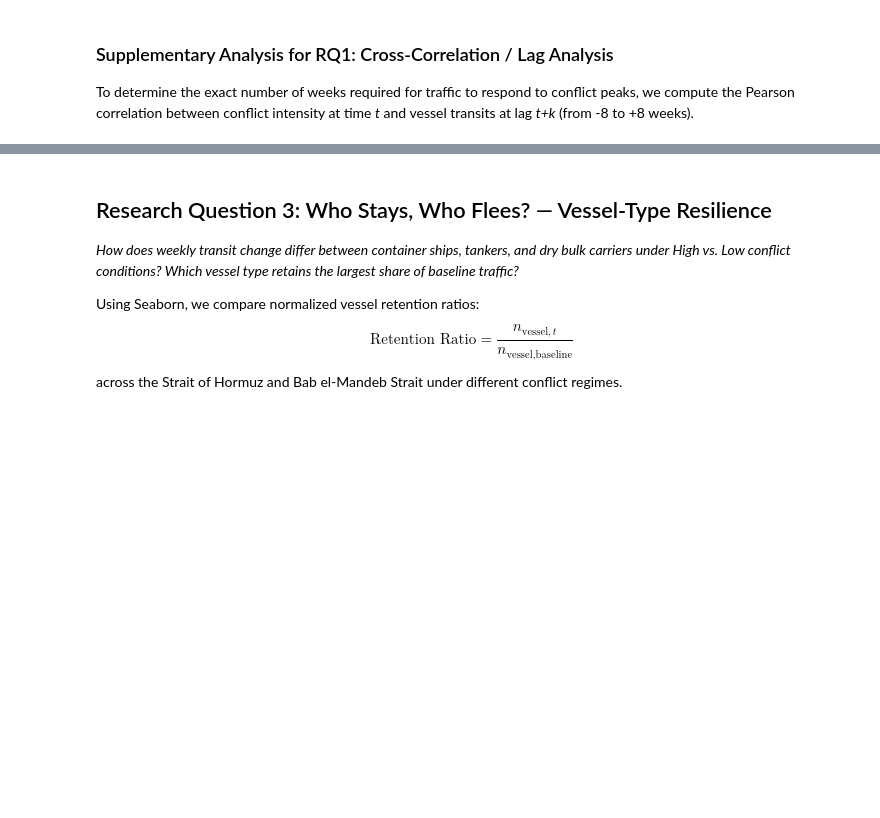
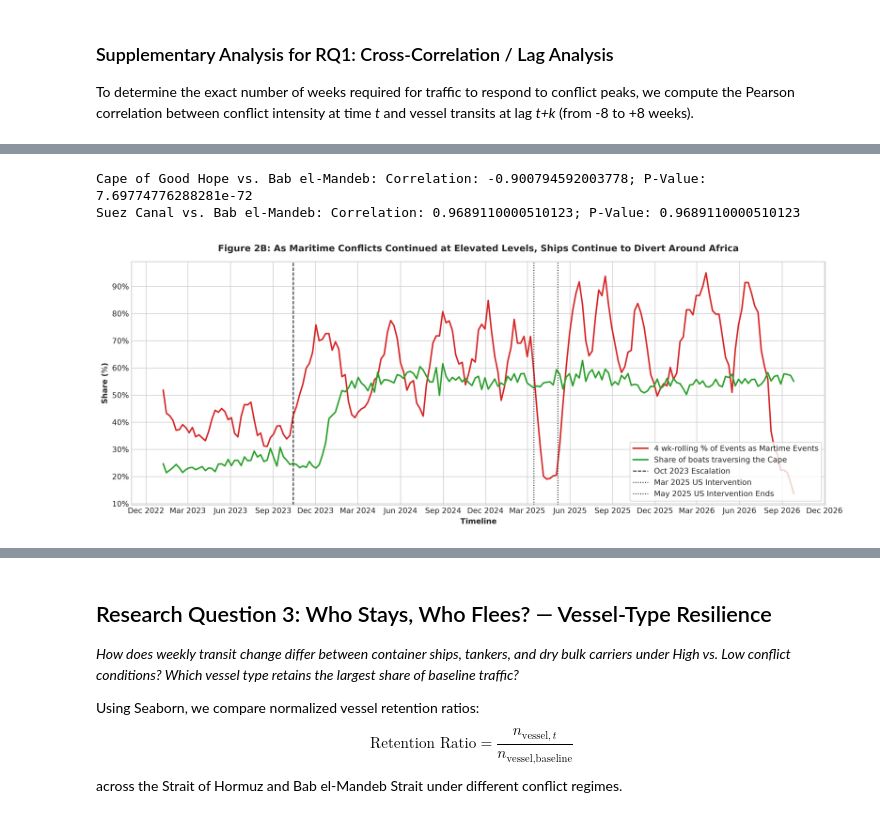
Before and after one commit to bxj6260/CIP_HS2026_107, a Jupyter notebook: 03_data_visualization.ipynb, the cells around one changed output, grey strips where cells are left out. Cells and saved outputs as stored; diff of their text form; code cells hidden in the pictures; blank space fills up the shorter version.

```diff
--- a/03_data_visualization.ipynb
+++ b/03_data_visualization.ipynb
@@ -99,0 +152,40 @@ Q2
+# %%
+cor_CGH_BeM = stats.pearsonr(ds2['Cape of Good Hope'], ds2['Bab el-Mandeb Strait'])
+cor_SC_BeM = stats.pearsonr( ds2['Bab el-Mandeb Strait'], ds2['Suez Canal'])
+print(f'Cape of Good Hope vs. Bab el-Mandeb: Correlation: {cor_CGH_BeM[0]}; P-Value: {cor_CGH_BeM[1]}')
+print(f'Suez Canal vs. Bab el-Mandeb: Correlation: {cor_SC_BeM[0]}; P-Value: {cor_SC_BeM[0]}')
+# %% [output]
+Cape of Good Hope vs. Bab el-Mandeb: Correlation: -0.900794592003778; P-Value: 7.69774776288281e-72
+Suez Canal vs. Bab el-Mandeb: Correlation: 0.9689110000510123; P-Value: 0.9689110000510123
+# %%
+ds2["maritime_events_share"] = ds2["yemen_maritime_sub_events"] / ds2["yemen_conflict_events"]
+ds2["share_martime_events_rolling4w"] = ds2["maritime_events_share"].rolling(4, min_periods=1).mean()
+
+
+plt.figure(figsize=(14, 5.5), dpi=300) #14 x 5.5
+
+## plot time series
+plt.plot(ds2['week_start'], ds2["share_martime_events_rolling4w"], label='4 wk-rolling % of Events as Martime Events', color='#d62728', linewidth=2)
+plt.plot(ds2["week_start"], ds2["cape_share"], label = "Share of boats traversing the Cape", linewidth=2, color = "#2ca02c")
+
+## plot vertical lines
+plt.axvline(pd.to_datetime('2023-10-14'), color='black', linestyle='--', linewidth=1.2, label='Oct 2023 Escalation')
+plt.axvline(pd.to_datetime('2025-03-15'), color='black', linestyle=':', linewidth=1.2, label='Mar 2025 US Intervention')
+plt.axvline(pd.to_datetime('2025-05-06'), color='black', linestyle=':', linewidth=1.2, label='May 2025 US Intervention Ends')
+
+## Plot extras
+plt.legend(frameon=True, loc = "lower right")
+plt.title('Figure 2B: As Maritime Conflicts Continued at Elevated Levels, Ships Continue to Divert Around Africa', pad=14)
+#Share of Conflict Events occuring in Maritime Environments, and Resulting Diversions Around the Cape of Good Hope
+plt.xlabel('Timeline', fontweight='bold')
+plt.ylabel('Share ($\\%$)', fontweight='bold')
+plt.gca().xaxis.set_major_locator(mdates.MonthLocator(interval=3))
+plt.gca().xaxis.set_major_formatter(mdates.DateFormatter('%b %Y'))
+plt.gca().yaxis.set_major_formatter(mtick.PercentFormatter(xmax=1.0))
+plt.tight_layout()
+
+plt.show()
+
+## should make comment that delay of % going to cape is time lag from switiching directions
+# %% [output]
+[figure, added]
```
Also changed, not shown: parts of 11 cells of this notebook, 1 other file.
